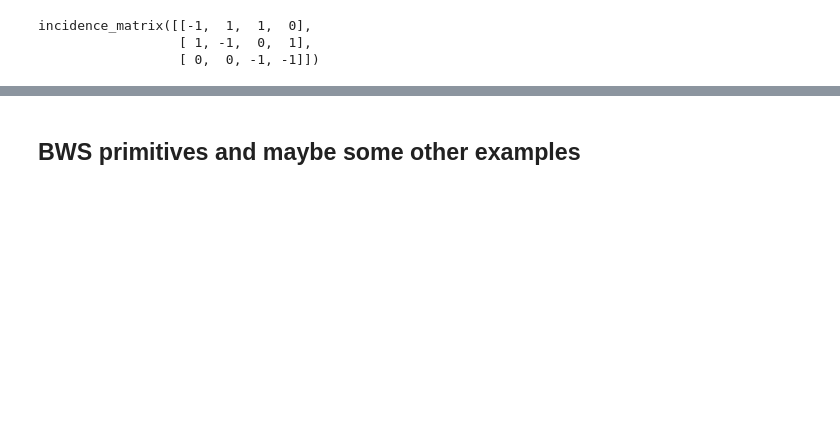
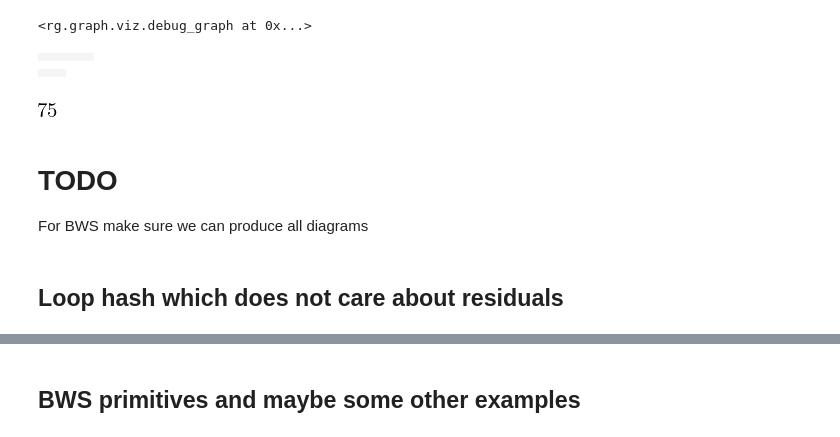
Before and after one commit to sirsh/renormer, a Jupyter notebook: samples/graphs.ipynb, the cells around one changed output, grey strips where cells are left out. Saved outputs shown, nothing was run; the diff lists cells and outputs as text; code cells hidden in the pictures; blank space fills up the shorter version.

Commit message:
added shuffle product and more drawing tools

```diff
--- a/samples/graphs.ipynb
+++ b/samples/graphs.ipynb
@@ -3,7 +3,7 @@ import sys
 sys.path.append("../")
 import rg
 from rg.graph import incidence_matrix
-from rg.graph import ring_diagram ,show_spanning_trees, star,arc
+from rg.graph import ring_diagram ,show_spanning_trees, star,arc, debug_graph, tabulate_graphs
 from rg.graph import circuits, set_circuit_flow,set_source_sink_flow,apply_flow
 from rg.graph import scalar_propagator
 #for inline dev
@@ -11,8 +11,7 @@ import numpy as np
 from sympy import *
 
 A = incidence_matrix(edges= [ [0,1],  [1,0]], external_vertices=[0,1])
-A
+debug_graph(A)
+#this shows a backflow which we should not really have in the graph - good example
 # %% [output]
-incidence_matrix([[-1,  1,  1,  0],
-                  [ 1, -1,  0,  1],
-                  [ 0,  0, -1, -1]])
+<rg.graph.viz.debug_graph at 0x...>
@@ -18,0 +20,70 @@ incidence_matrix([[-1,  1,  1,  0],
+# %%
+BWS = [
+    incidence_matrix(edges=[[-1,0],[0,-1]], species_vector=[0,0]), #prop
+    incidence_matrix(edges=[[-1,0],[0,-1]], species_vector=[1,1]), #prob B
+    incidence_matrix(edges=[[-1,0],[0,-1]], species_vector=[0,1]), #trans
+    incidence_matrix(edges=[[-1,0],[0,-1],[0,-1]], species_vector=[0,0,0]), #single particle branching
+    incidence_matrix(edges=[[-1,0],[0,-1],[0,-1]], species_vector=[0,0,1]), #quasi particle branching
+    incidence_matrix(edges=[[-1,0],[-1,0],[0,-1],[0,-1]], species_vector=[0,1,0,1]), #single particle branching
+    incidence_matrix(edges=[[-1,0],[-1,0],[0,-1]], species_vector=[1,0,1]), #single particle branching
+    incidence_matrix(edges=[[-1,0],[-1,0],[0,-1],[0,-1]], species_vector=[1,0,1,1]), #single particle branching
+    incidence_matrix(edges=[[-1,0],[0,-1],[0,-1],[0,-1]], species_vector=[1,1,0,1]), #single particle branching
+    incidence_matrix(edges=[[-1,0],[-1,0],[0,-1],[0,-1],[0,-1]], species_vector=[0,1,0,1,1]), #single particle branching
+    #incidence_matrix(edges=[[-1,0],[0,-1],[0,-1],[0,-1]], species_vector=[0,0,1,1]), #single particle branching
+]
+
+
+tabulate_graphs(BWS, options={"size": (300,150), "hide_vinfty": True})
+# %% [output]
+|  |  |  |  |
+|  |  |  |  |
+|  |  |
+# %%
+import itertools
+def update_set(G=[], newguys = [], L=1):
+
+    def graph_admissable(g, L):
+        loops = g.first_betti_number
+        if loops > L:return False
+        #allow brudges only at tree level
+        if loops > 0 and g.bridge_count  > 1: return False
+        return True
+
+    def graph_exists(l,g):
+        for _g in l:
+            if _g.__mul_hash__() == g.__mul_hash__(): return True
+        return False
+
+    mulfodder= [tup for tup in list(itertools.permutations(G,2))]
+    for m in mulfodder:
+        for s in incidence_matrix.shuffle(*m):
+            if s != (0,0): #the null case
+                g = m[0].dprod(m[1],species_chord_set=s)
+                if not graph_admissable(g,L=L):continue
+                if not graph_exists(newguys,g):newguys.append(g)
+    return newguys
+
+L = 1
+primitives = BWS[2:]
+newguys = []
+newguys=update_set(primitives,newguys)
+
+# for p in primitives:
+#     for q in newguys:
+#         for s in incidence_matrix.shuffle(p,q):
+#             if s != (0,0): #the null case
+#                 g = p.dprod(q,species_chord_set=s)
+#                 if not graph_admissable(g,L=L):continue
+#                 if not graph_exists(newguys,g):
+#                     newguys.append(g)
+#                     print(len(newguys))
+
+len(newguys)
+# %% [output]
+[figure, added]
+# %% [markdown]
+# TODO
+
+For BWS make sure we can produce all diagrams
+# %% [markdown]
+## Loop hash which does not care about residuals
```
Also changed, not shown: parts of 24 cells of this notebook, 3 other files.
